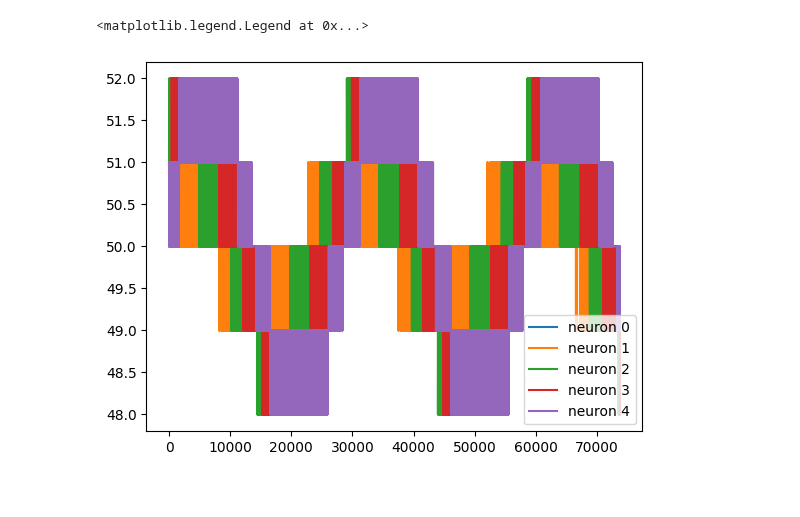
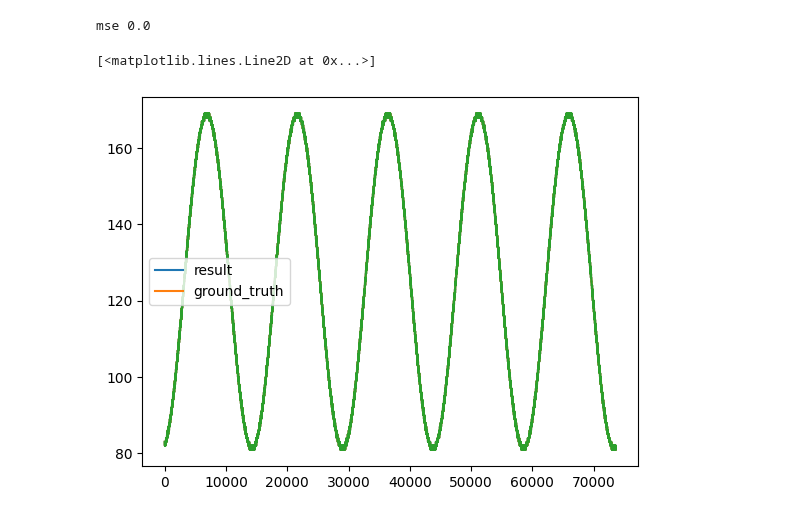
Before and after one commit to yakir4123/SNN-SCTN, a Jupyter notebook: notebooks/optuna_look_4_phase_shift.ipynb, the cells around one changed output. Saved outputs shown, nothing was run; the diff lists cells and outputs as text; code cells hidden in the pictures.

```diff
--- a/notebooks/optuna_look_4_phase_shift.ipynb
+++ b/notebooks/optuna_look_4_phase_shift.ipynb
@@ -231,20 +168,36 @@ plt.legend()
-# %%
-
-resonator = resonator_from_optuna(**best_params)
-duration = .3
-spectrum = duration
-spikes_window_size = 100
-
-x = np.linspace(0, spectrum, int(duration * clk_freq))
-t = x * 2 * np.pi * freq0/2
-sine_wave = np.sin(t)
-resonator.input_full_data(sine_wave)
-
-
-for i in range(5):
-    normalize_roll = neuron_output(resonator.neurons[i], spikes_window_size, duration, signal_freq=freq0, normalize=False)
-    plt.plot(normalize_roll, label=f'neuron {i}')
-plt.legend()
-# %% [output]
-<matplotlib.legend.Legend at 0x...>
-[figure, removed]
+# %%
+freq0 = 104
+freq_gt = 104
+clk_freq = 1536000
+duration = .3
+spikes_window_size = 250
+lf_lp_option = 5
+
+base_params = {
+    'theta_input': -1,
+    'theta': -5,
+    'weight_input': 11,
+    'weight_feedback': 9,
+    'weight': 10,
+}
+resonator = resonator_from_optuna(**base_params, lf_lp_option=5, clk_freq=clk_freq)
+for i in range(0, 5):
+    resonator.log_out_spikes(i)
+generate_n_input_signal(resonator, duration, freq_gt)
+ground_truth = np.array([neuron_output(resonator.neurons[i], spikes_window_size, duration, freq_gt) for i in range(0, 5)])
+
+phase_shift = [0] * 4
+for i in range(1, 5):
+    j = i - 1
+    norm_x0 = (ground_truth[j] - np.min(ground_truth[j]))/(np.max(ground_truth[j]) - np.min(ground_truth[j]))*2-1
+    norm_x1 = (ground_truth[i] - np.min(ground_truth[i]))/(np.max(ground_truth[i]) - np.min(ground_truth[i]))*2-1
+    phase_shift[j] = np.mean(np.abs((np.arcsin(norm_x0) - np.arcsin(norm_x1)))*180/np.pi)
+
+mse = score_resonator(resonator, duration=.3, freq0=freq_gt, plot=True)
+print(f'mse {mse}')
+
+plt.plot(ground_truth[-1])
+# %% [output]
+mse 0.0
+[<matplotlib.lines.Line2D at 0x...>]
+[figure, added]
```
Also changed, not shown: parts of 16 cells of this notebook.
